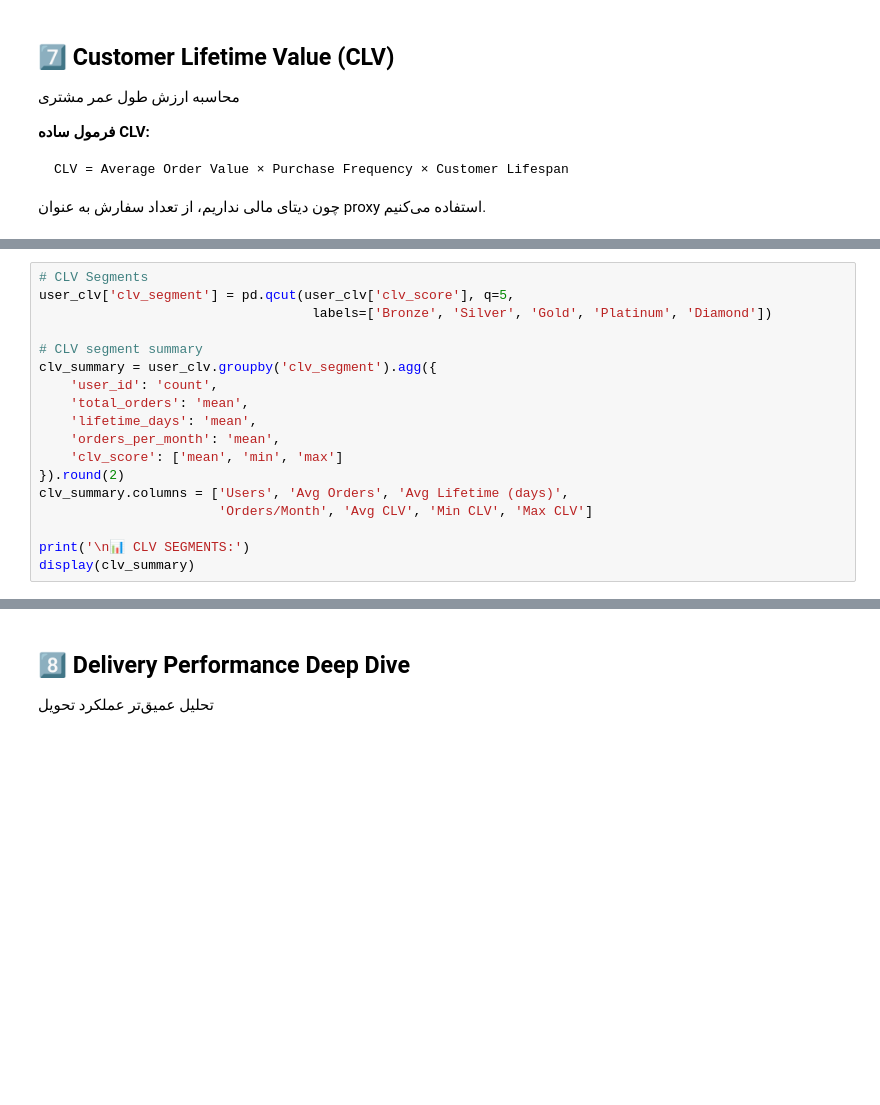
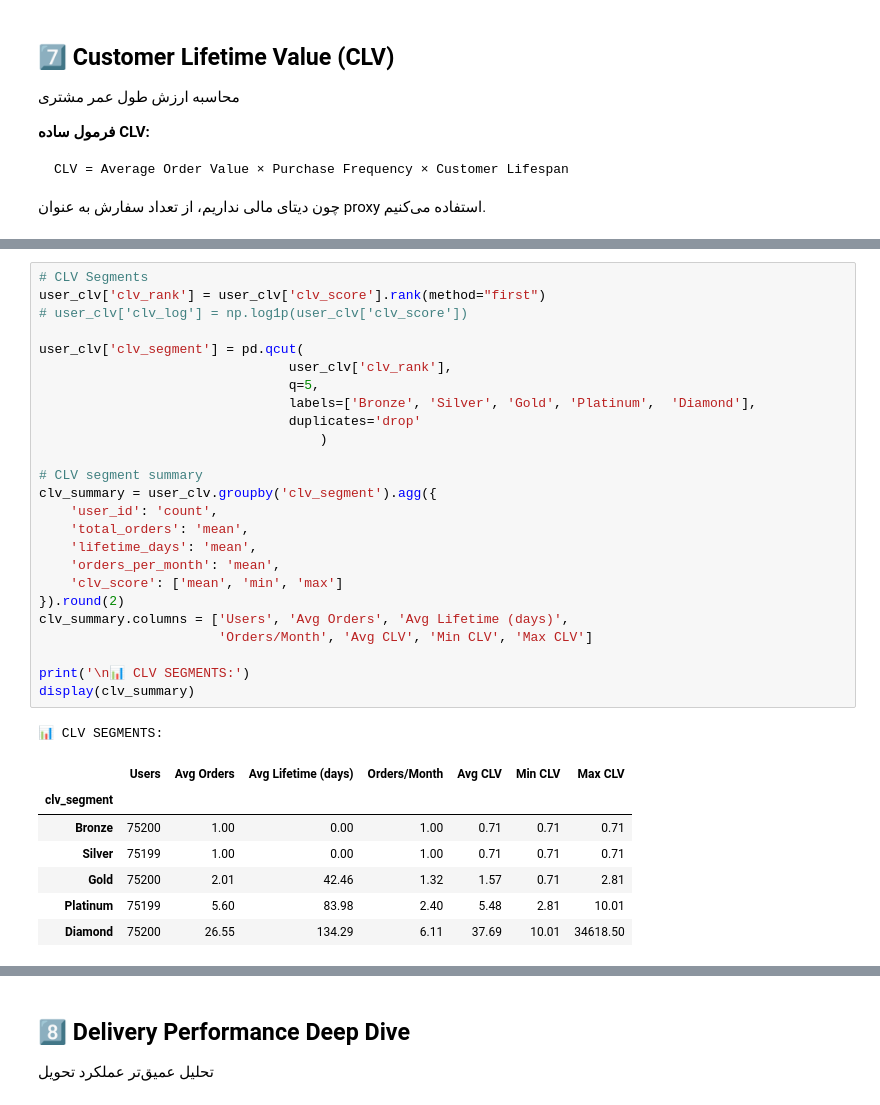
Before and after one commit to peyman886/digikala-customer-churn-prediction, a Jupyter notebook: notebooks/01_business_metrics_clv_analysis.ipynb, the cells around one changed output, grey strips where cells are left out. Cells and saved outputs as stored; diff of their text form; blank space fills up the shorter version.

```diff
--- a/notebooks/01_business_metrics_clv_analysis.ipynb
+++ b/notebooks/01_business_metrics_clv_analysis.ipynb
@@ -882,21 +1340,37 @@ print(user_clv['clv_score'].describe())
 # %%
 # CLV Segments
-user_clv['clv_segment'] = pd.qcut(user_clv['clv_score'], q=5,
-                                   labels=['Bronze', 'Silver', 'Gold', 'Platinum', 'Diamond'])
+user_clv['clv_rank'] = user_clv['clv_score'].rank(method="first")
+# user_clv['clv_log'] = np.log1p(user_clv['clv_score'])
+
+user_clv['clv_segment'] = pd.qcut(
+                                user_clv['clv_rank'],
+                                q=5,
+                                labels=['Bronze', 'Silver', 'Gold', 'Platinum',  'Diamond'],
+                                duplicates='drop'
+                                    )
 
 # CLV segment summary
 clv_summary = user_clv.groupby('clv_segment').agg({
     'user_id': 'count',
     'total_orders': 'mean',
     'lifetime_days': 'mean',
     'orders_per_month': 'mean',
     'clv_score': ['mean', 'min', 'max']
 }).round(2)
 clv_summary.columns = ['Users', 'Avg Orders', 'Avg Lifetime (days)',
                        'Orders/Month', 'Avg CLV', 'Min CLV', 'Max CLV']
 
 print('\n📊 CLV SEGMENTS:')
 display(clv_summary)
+# %% [output]
+📊 CLV SEGMENTS:
+|  | Users | Avg Orders | Avg Lifetime (days) | Orders/Month | Avg CLV | Min CLV | Max CLV |
+| clv_segment |  |  |  |  |  |  |  |
+| Bronze | 75200 | 1.00 | 0.00 | 1.00 | 0.71 | 0.71 | 0.71 |
+| Silver | 75199 | 1.00 | 0.00 | 1.00 | 0.71 | 0.71 | 0.71 |
+| Gold | 75200 | 2.01 | 42.46 | 1.32 | 1.57 | 0.71 | 2.81 |
+| Platinum | 75199 | 5.60 | 83.98 | 2.40 | 5.48 | 2.81 | 10.01 |
+| Diamond | 75200 | 26.55 | 134.29 | 6.11 | 37.69 | 10.01 | 34618.50 |
 # %%
 # CLV Distribution
 fig, axes = plt.subplots(1, 2, figsize=(14, 5))
```
Also changed, not shown: parts of 24 cells of this notebook, 53 other files.
